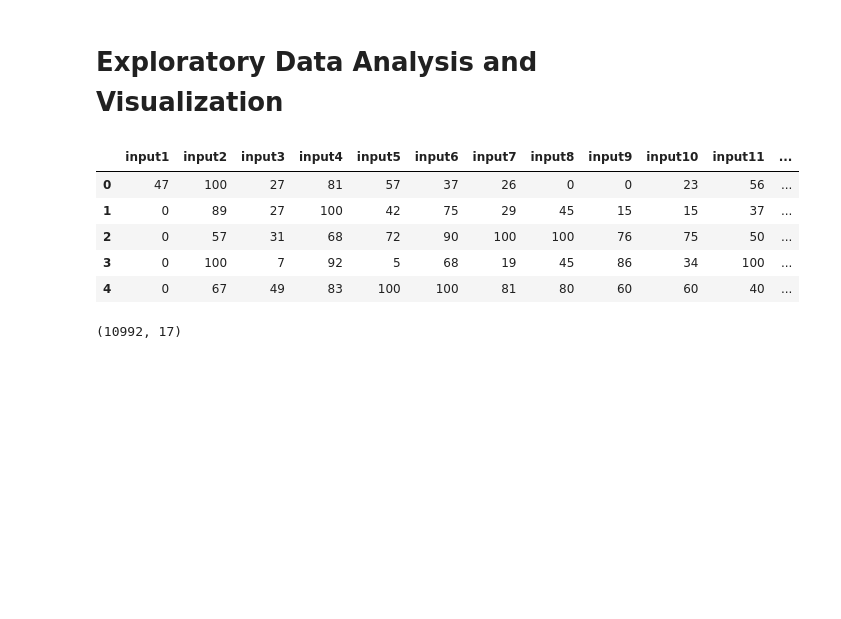
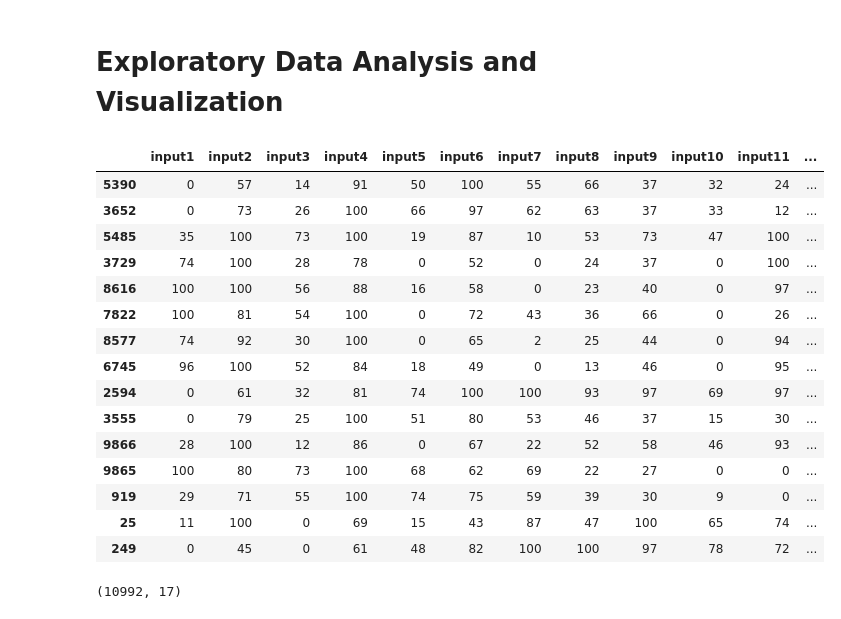
Before and after one commit to ayaramis/DataScience, a Jupyter notebook: Hand Written Digits.ipynb, the cells around one changed output. Drawn from its saved outputs; the diff is of its cells as text; code cells hidden in the pictures; blank space fills up the shorter version.

```diff
--- a/Hand Written Digits.ipynb
+++ b/Hand Written Digits.ipynb
@@ -19,15 +19,25 @@ warnings.warn("this will not show")
 # Exploratory Data Analysis and Visualization
 # %%
 df = pd.read_csv('pendigits_txt.csv')
-# %%
-df.head()
-# %% [output]
-|  | input1 | input2 | input3 | input4 | input5 | input6 | input7 | input8 | input9 | input10 | input11 | ... |
-| 0 | 47 | 100 | 27 | 81 | 57 | 37 | 26 | 0 | 0 | 23 | 56 | ... |
-| 1 | 0 | 89 | 27 | 100 | 42 | 75 | 29 | 45 | 15 | 15 | 37 | ... |
-| 2 | 0 | 57 | 31 | 68 | 72 | 90 | 100 | 100 | 76 | 75 | 50 | ... |
-| 3 | 0 | 100 | 7 | 92 | 5 | 68 | 19 | 45 | 86 | 34 | 100 | ... |
-| 4 | 0 | 67 | 49 | 83 | 100 | 100 | 81 | 80 | 60 | 60 | 40 | ... |
+# %%
+df.sample(15)
+# %% [output]
+|  | input1 | input2 | input3 | input4 | input5 | input6 | input7 | input8 | input9 | input10 | input11 | ... |
+| 5390 | 0 | 57 | 14 | 91 | 50 | 100 | 55 | 66 | 37 | 32 | 24 | ... |
+| 3652 | 0 | 73 | 26 | 100 | 66 | 97 | 62 | 63 | 37 | 33 | 12 | ... |
+| 5485 | 35 | 100 | 73 | 100 | 19 | 87 | 10 | 53 | 73 | 47 | 100 | ... |
+| 3729 | 74 | 100 | 28 | 78 | 0 | 52 | 0 | 24 | 37 | 0 | 100 | ... |
+| 8616 | 100 | 100 | 56 | 88 | 16 | 58 | 0 | 23 | 40 | 0 | 97 | ... |
+| 7822 | 100 | 81 | 54 | 100 | 0 | 72 | 43 | 36 | 66 | 0 | 26 | ... |
+| 8577 | 74 | 92 | 30 | 100 | 0 | 65 | 2 | 25 | 44 | 0 | 94 | ... |
+| 6745 | 96 | 100 | 52 | 84 | 18 | 49 | 0 | 13 | 46 | 0 | 95 | ... |
+| 2594 | 0 | 61 | 32 | 81 | 74 | 100 | 100 | 93 | 97 | 69 | 97 | ... |
+| 3555 | 0 | 79 | 25 | 100 | 51 | 80 | 53 | 46 | 37 | 15 | 30 | ... |
+| 9866 | 28 | 100 | 12 | 86 | 0 | 67 | 22 | 52 | 58 | 46 | 93 | ... |
+| 9865 | 100 | 80 | 73 | 100 | 68 | 62 | 69 | 22 | 27 | 0 | 0 | ... |
+| 919 | 29 | 71 | 55 | 100 | 74 | 75 | 59 | 39 | 30 | 9 | 0 | ... |
+| 25 | 11 | 100 | 0 | 69 | 15 | 43 | 87 | 47 | 100 | 65 | 74 | ... |
+| 249 | 0 | 45 | 0 | 61 | 48 | 82 | 100 | 100 | 97 | 78 | 72 | ... |
 # %%
 df.shape
 # %% [output]
```
Also changed, not shown: parts of 9 cells of this notebook.
